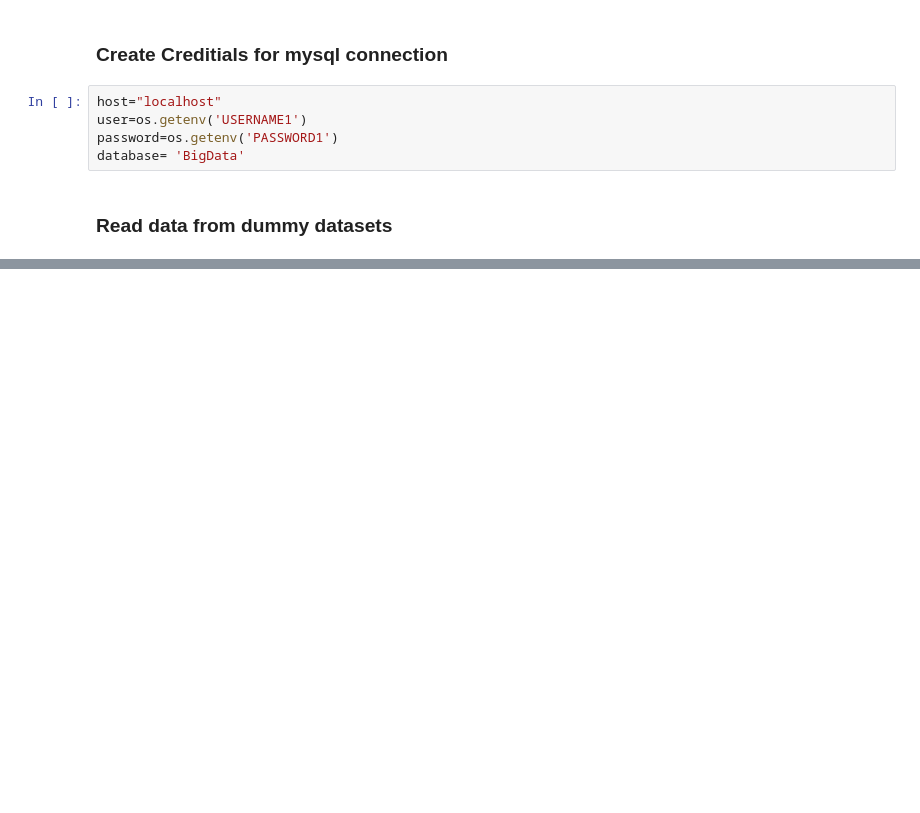
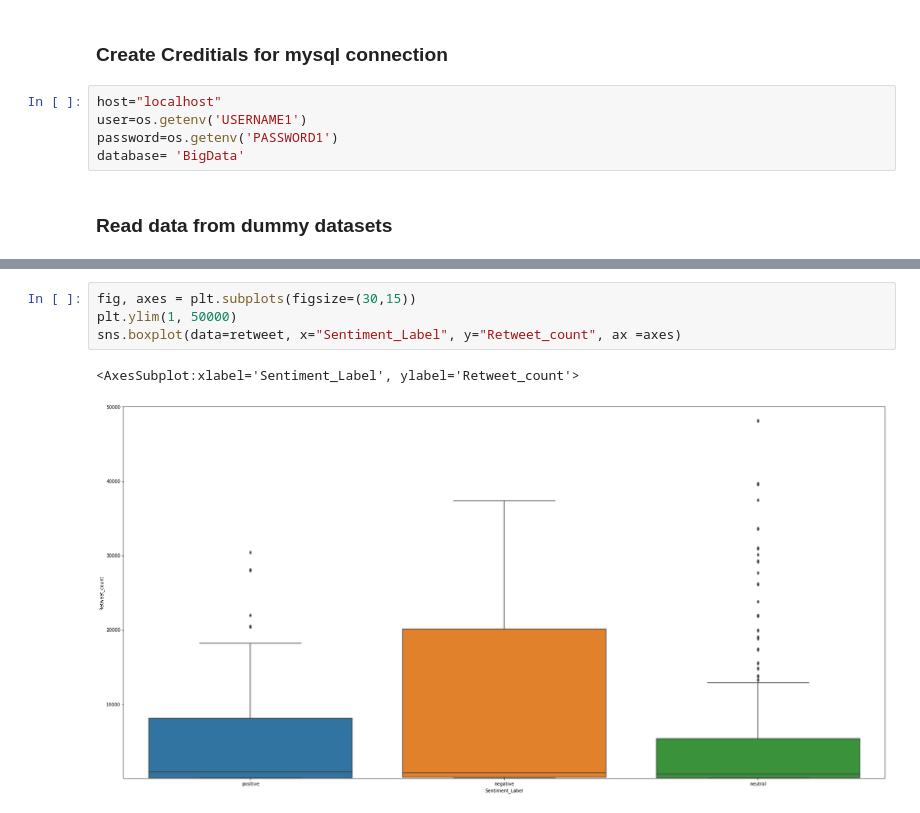
Before and after one commit to Tu1026/Big_Data_Challenge_Team_46, a Jupyter notebook: data_explore/playing data.ipynb, the cells around one changed output, grey strips where cells are left out. Saved outputs shown, nothing was run; the diff lists cells and outputs as text; blank space fills up the shorter version.

```diff
--- a/data_explore/playing data.ipynb
+++ b/data_explore/playing data.ipynb
@@ -28,0 +116,7 @@ NameError: name 'mix' is not defined
+# %%
+fig, axes = plt.subplots(figsize=(30,15))
+plt.ylim(1, 50000)
+sns.boxplot(data=retweet, x="Sentiment_Label", y="Retweet_count", ax =axes)
+# %% [output]
+<AxesSubplot:xlabel='Sentiment_Label', ylabel='Retweet_count'>
+[figure, added]
```
Also changed, not shown: parts of 13 cells of this notebook.
